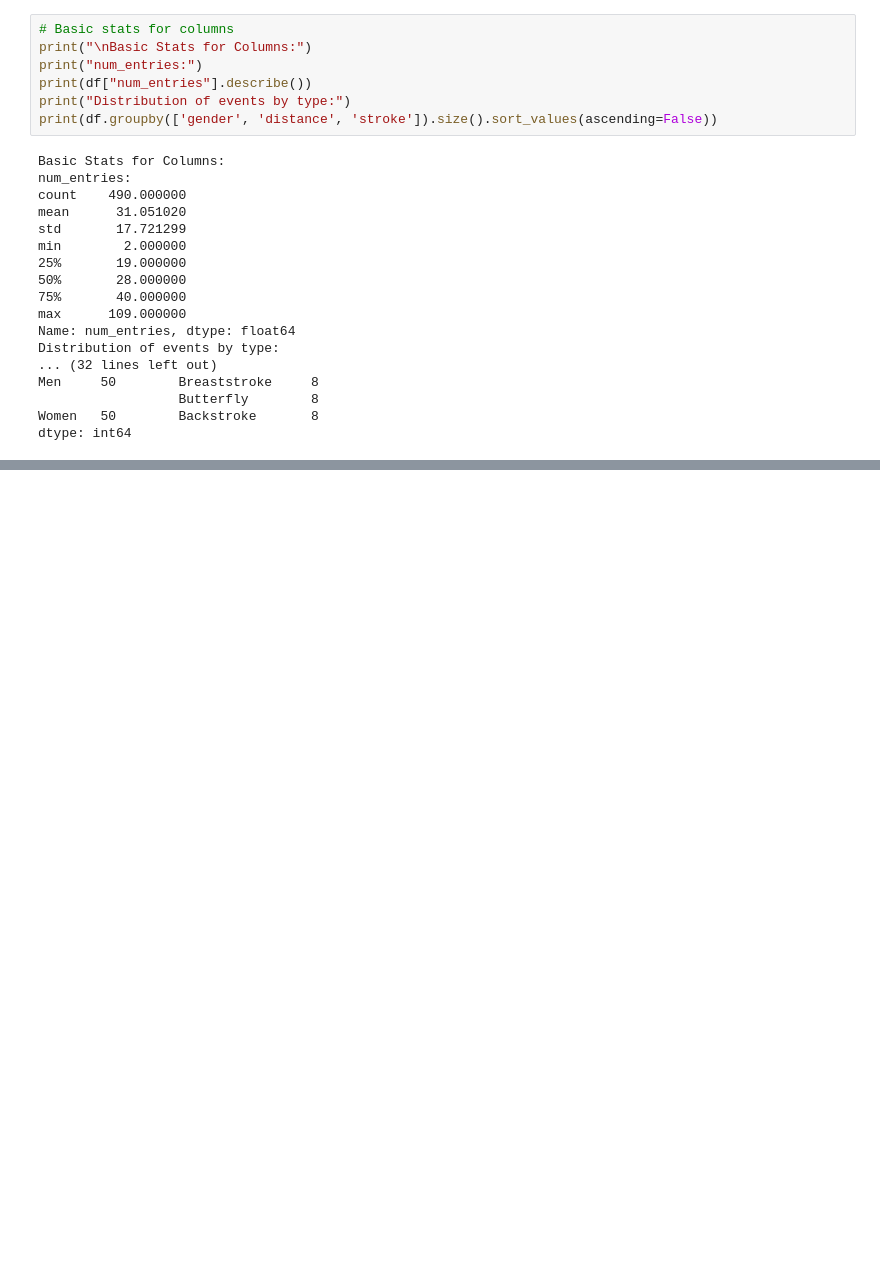
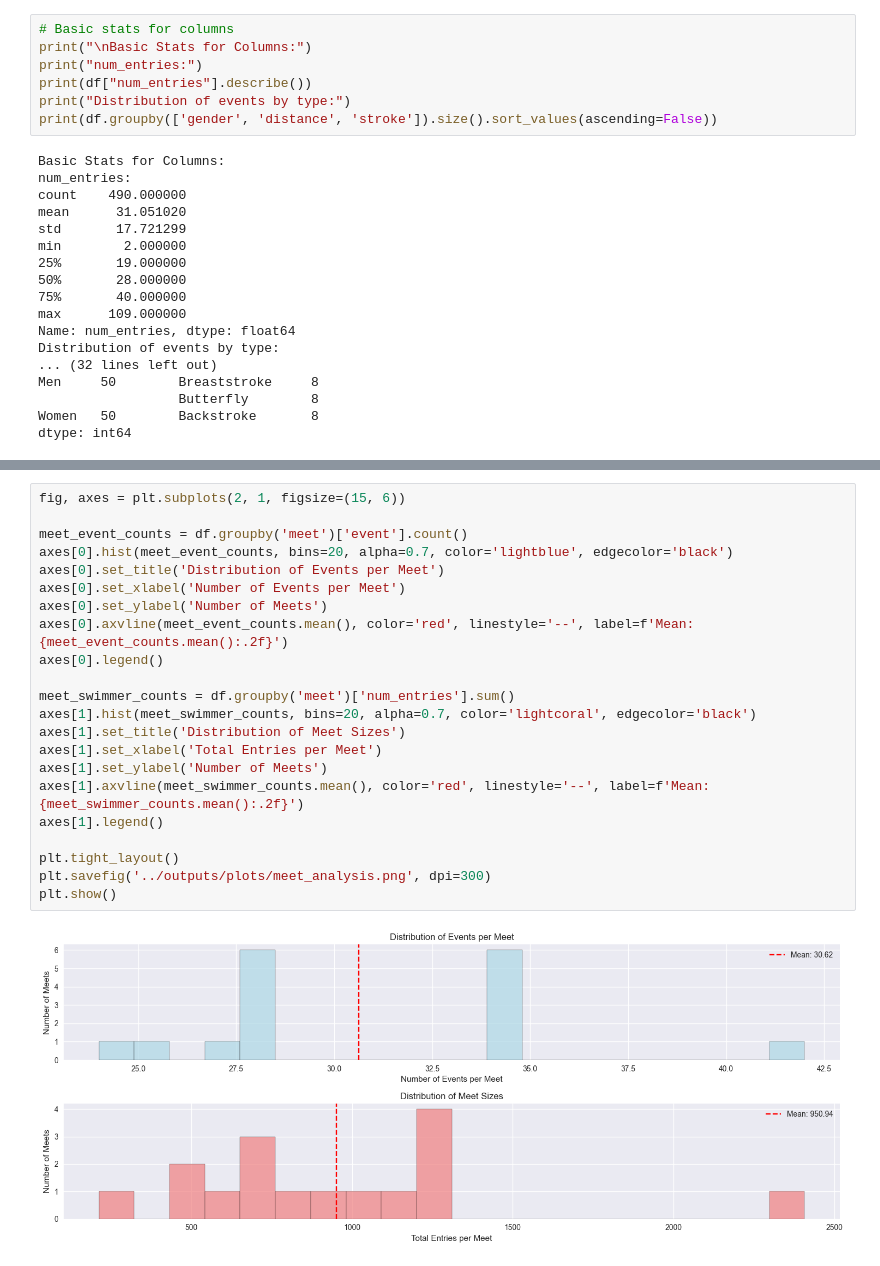
Before and after one commit to hlecates/world_record_prediction, a Jupyter notebook: national/notebooks/eda.ipynb, the cells around one changed output, grey strips where cells are left out. Drawn from its saved outputs; the diff is of its cells as text; blank space fills up the shorter version.

```diff
--- a/national/notebooks/eda.ipynb
+++ b/national/notebooks/eda.ipynb
@@ -235,0 +298,24 @@ plt.show()
+# %%
+fig, axes = plt.subplots(2, 1, figsize=(15, 6))
+
+meet_event_counts = df.groupby('meet')['event'].count()
+axes[0].hist(meet_event_counts, bins=20, alpha=0.7, color='lightblue', edgecolor='black')
+axes[0].set_title('Distribution of Events per Meet')
+axes[0].set_xlabel('Number of Events per Meet')
+axes[0].set_ylabel('Number of Meets')
+axes[0].axvline(meet_event_counts.mean(), color='red', linestyle='--', label=f'Mean: {meet_event_counts.mean():.2f}')
+axes[0].legend()
+
+meet_swimmer_counts = df.groupby('meet')['num_entries'].sum()
+axes[1].hist(meet_swimmer_counts, bins=20, alpha=0.7, color='lightcoral', edgecolor='black')
+axes[1].set_title('Distribution of Meet Sizes')
+axes[1].set_xlabel('Total Entries per Meet')
+axes[1].set_ylabel('Number of Meets')
+axes[1].axvline(meet_swimmer_counts.mean(), color='red', linestyle='--', label=f'Mean: {meet_swimmer_counts.mean():.2f}')
+axes[1].legend()
+
+plt.tight_layout()
+plt.savefig('../outputs/plots/meet_analysis.png', dpi=300)
+plt.show()
+# %% [output]
+[figure, added]
```
Also changed, not shown: parts of 13 cells of this notebook, 7 other files.
